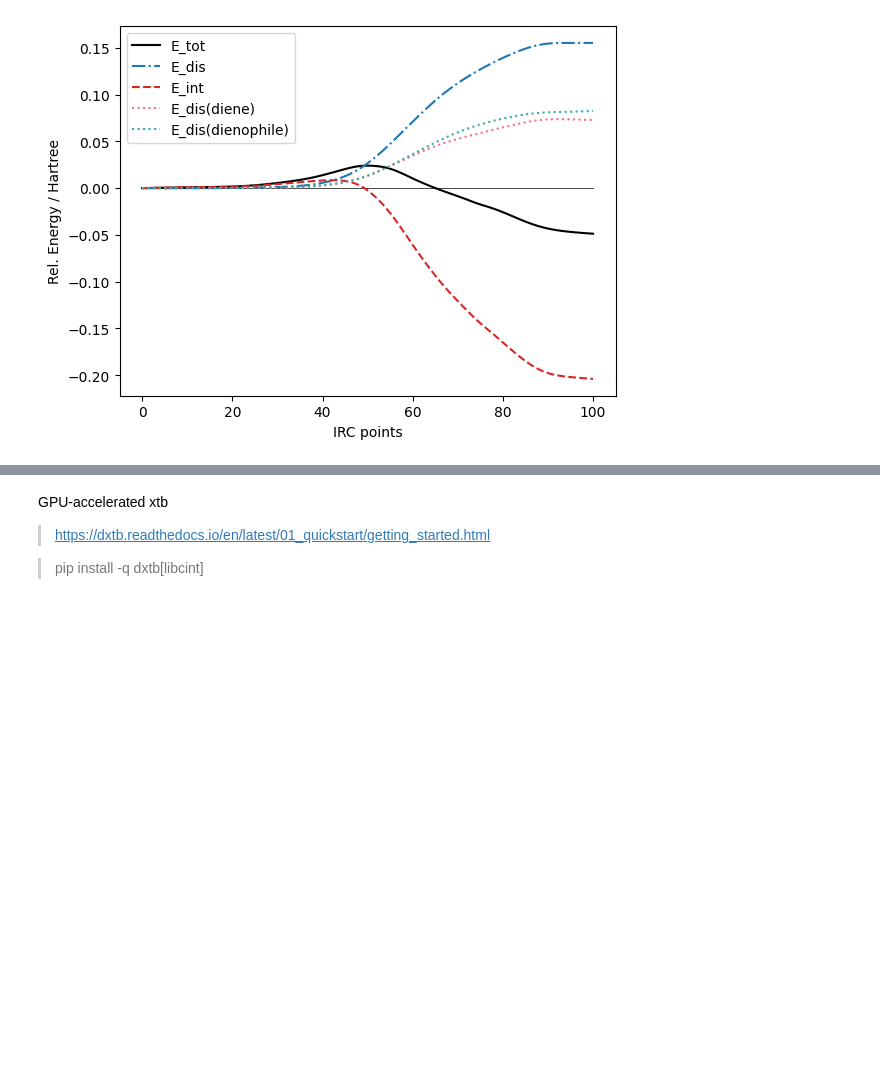
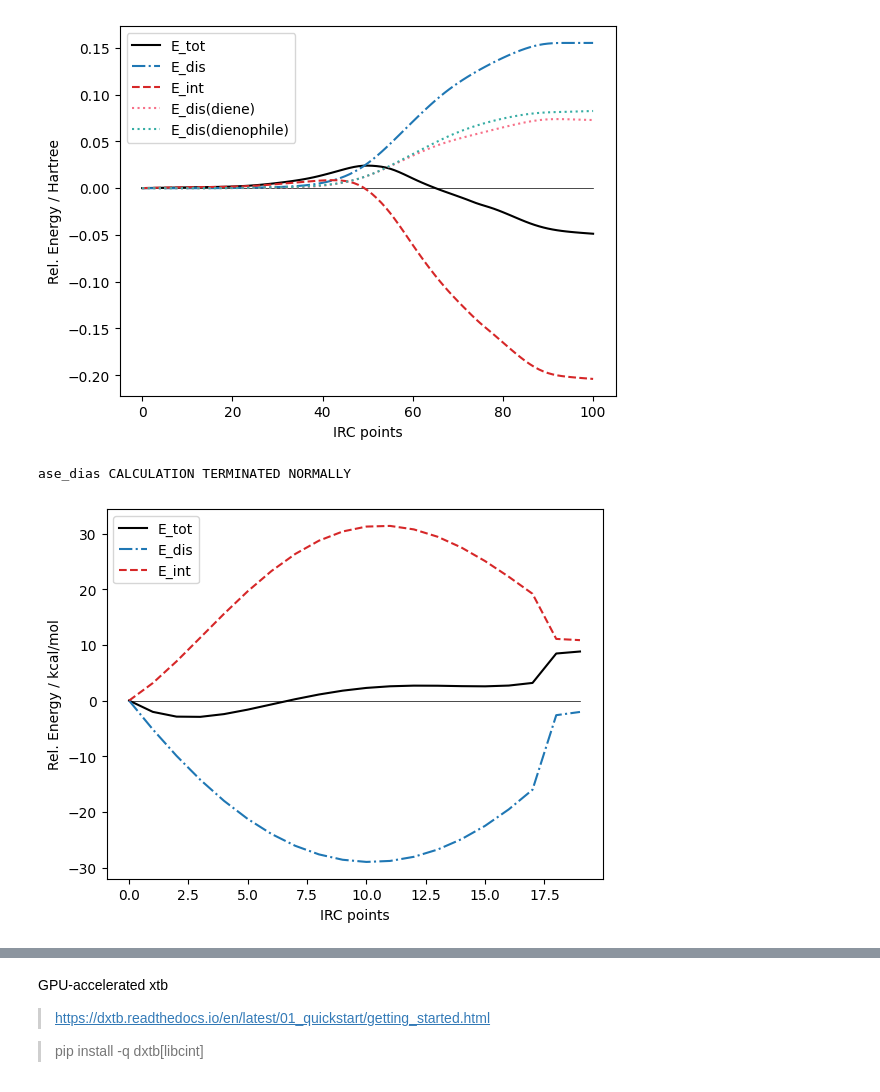
Before and after one commit to kangmg/ase-distortion-interaction, a Jupyter notebook: notebook/ase_dias_test.ipynb, the cells around one changed output, grey strips where cells are left out. Cells and saved outputs as stored; diff of their text form; code cells hidden in the pictures; blank space fills up the shorter version.

```diff
--- a/notebook/ase_dias_test.ipynb
+++ b/notebook/ase_dias_test.ipynb
@@ -296,3 +315,26 @@ dias_run(
 # %% [output]
 ase_dias CALCULATION TERMINATED NORMALLY
 [figure]
+# %%
+from ase.calculators.nwchem import NWChem
+from ase_dias import dias_run
+
+# fragments_params
+fp_n3 = {
+  "Br-"   : (-1, [2]),
+  "CH3+"  : (+1, [1,3,4,5]),
+  "Cl-"   : (-1, [6])
+}
+
+# You can choose high accuracy DFT functional, but it is too expensive in CPU enviroment
+# nwchem_calc = lambda **kwargs : NWChem(**kwargs, xc='wb97x-d3', basis='def2-tzvpp')
+
+dias_run(
+  calc=NWChem, # use default LDA, 3-21G
+  trajFile="sn2.xyz",
+  fragments_params=fp_n3,
+  use_spin=False
+  )
+# %% [output]
+ase_dias CALCULATION TERMINATED NORMALLY
+[figure, added]
```
Also changed, not shown: parts of 11 cells of this notebook.
